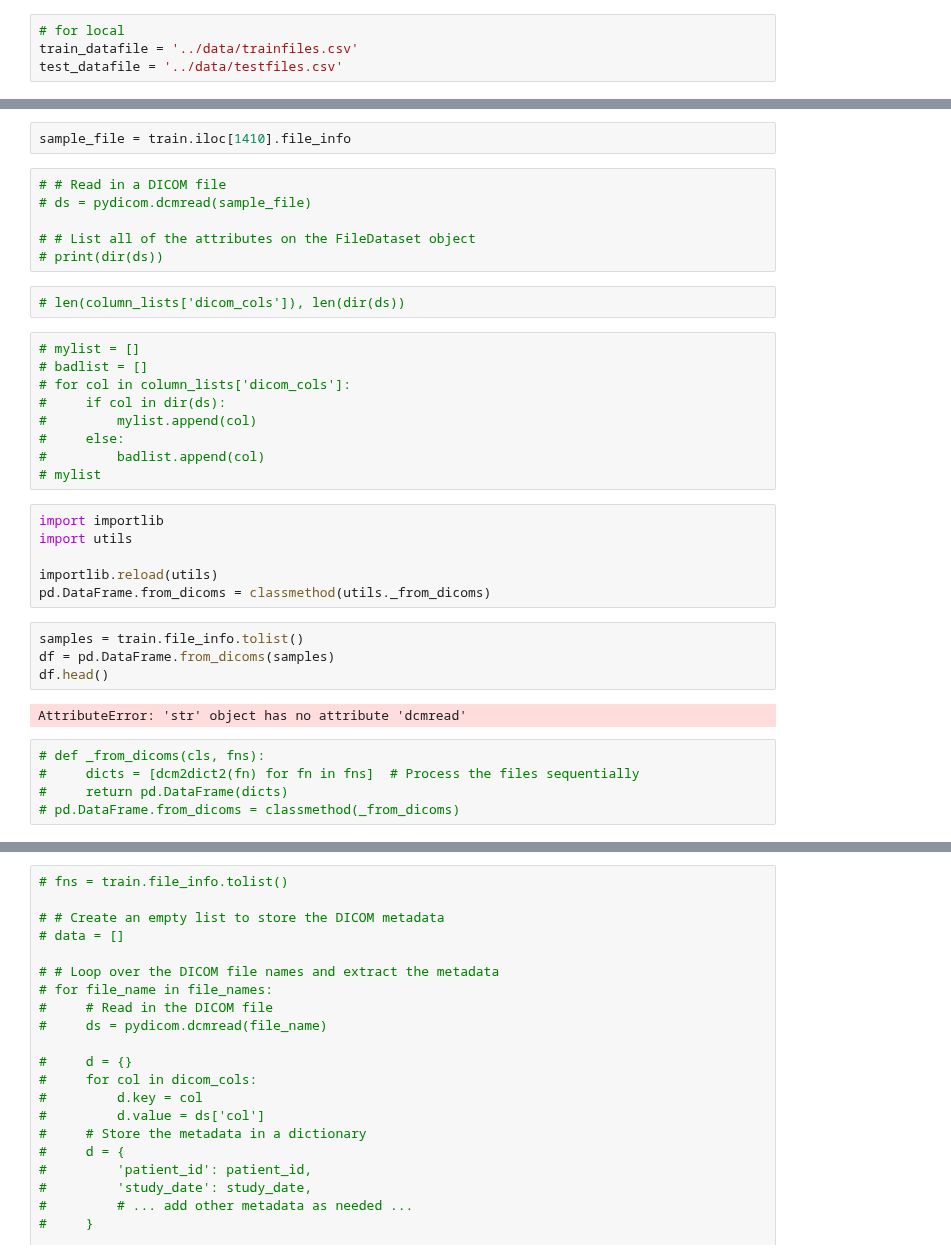
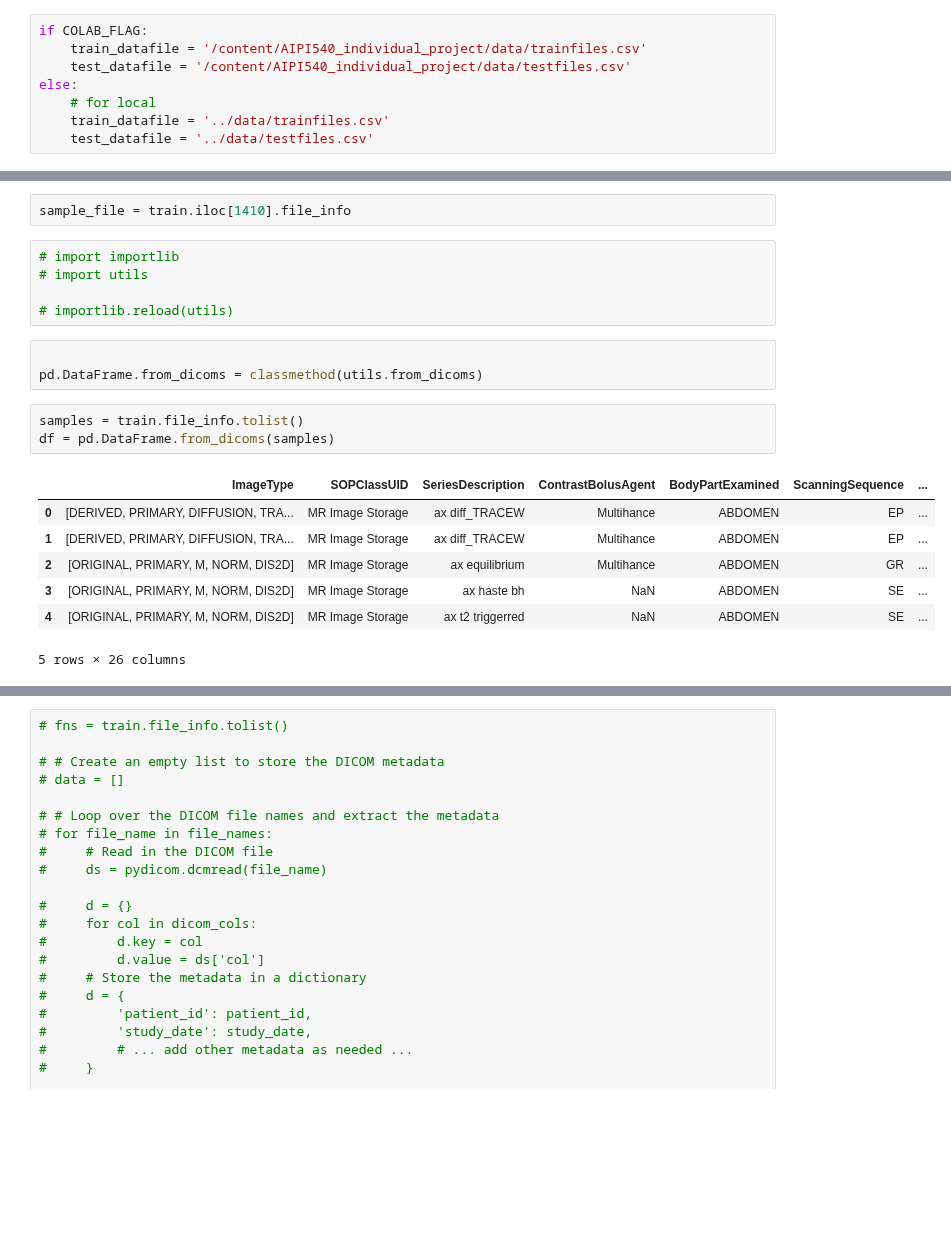
Before and after one commit to mille055/stanford_project, a Jupyter notebook: notebooks/AIPI540_IP_fusion_classifier.ipynb, the cells around one changed output, grey strips where cells are left out. Cells and saved outputs as stored; diff of their text form; blank space fills up the shorter version.

Commit message:
imports mlb

```diff
--- a/notebooks/AIPI540_IP_fusion_classifier.ipynb
+++ b/notebooks/AIPI540_IP_fusion_classifier.ipynb
@@ -72,5 +75,9 @@ from utils import *
 # %%
-# for local
-train_datafile = '../data/trainfiles.csv'
-test_datafile = '../data/testfiles.csv'
+if COLAB_FLAG:
+    train_datafile = '/content/AIPI540_individual_project/data/trainfiles.csv'
+    test_datafile = '/content/AIPI540_individual_project/data/testfiles.csv'
+else:
+    # for local
+    train_datafile = '../data/trainfiles.csv'
+    test_datafile = '../data/testfiles.csv'
 # %%
@@ -114,37 +121,22 @@ train
 1412 rows × 4 columns
 # %%
 sample_file = train.iloc[1410].file_info
-# %%
-# # Read in a DICOM file
-# ds = pydicom.dcmread(sample_file)
-
-# # List all of the attributes on the FileDataset object
-# print(dir(ds))
-# %%
-# len(column_lists['dicom_cols']), len(dir(ds))
-# %%
-# mylist = []
-# badlist = []
-# for col in column_lists['dicom_cols']:
-#     if col in dir(ds):
-#         mylist.append(col)
-#     else:
-#         badlist.append(col)
-# mylist
 # %%
-import importlib
-import utils
+# import importlib
+# import utils
 
-importlib.reload(utils)
-pd.DataFrame.from_dicoms = classmethod(utils._from_dicoms)
+# importlib.reload(utils)
+# %%
+
+pd.DataFrame.from_dicoms = classmethod(utils.from_dicoms)
 # %%
 samples = train.file_info.tolist()
 df = pd.DataFrame.from_dicoms(samples)
-df.head()
 # %% [output]
+|  | ImageType | SOPClassUID | SeriesDescription | ContrastBolusAgent | BodyPartExamined | ScanningSequence | ... |
+| 0 | [DERIVED, PRIMARY, DIFFUSION, TRA... | MR Image Storage | ax diff_TRACEW | Multihance | ABDOMEN | EP | ... |
+| 1 | [DERIVED, PRIMARY, DIFFUSION, TRA... | MR Image Storage | ax diff_TRACEW | Multihance | ABDOMEN | EP | ... |
+| 2 | [ORIGINAL, PRIMARY, M, NORM, DIS2D] | MR Image Storage | ax equilibrium | Multihance | ABDOMEN | GR | ... |
+| 3 | [ORIGINAL, PRIMARY, M, NORM, DIS2D] | MR Image Storage | ax haste bh | NaN | ABDOMEN | SE | ... |
+| 4 | [ORIGINAL, PRIMARY, M, NORM, DIS2D] | MR Image Storage | ax t2 triggerred | NaN | ABDOMEN | SE | ... |
-AttributeError: 'str' object has no attribute 'dcmread'
+5 rows × 26 columns
-# %%
-# def _from_dicoms(cls, fns):
-#     dicts = [dcm2dict2(fn) for fn in fns]  # Process the files sequentially
-#     return pd.DataFrame(dicts)
-# pd.DataFrame.from_dicoms = classmethod(_from_dicoms)
```
Also changed, not shown: parts of 10 cells of this notebook, 1 other file.
